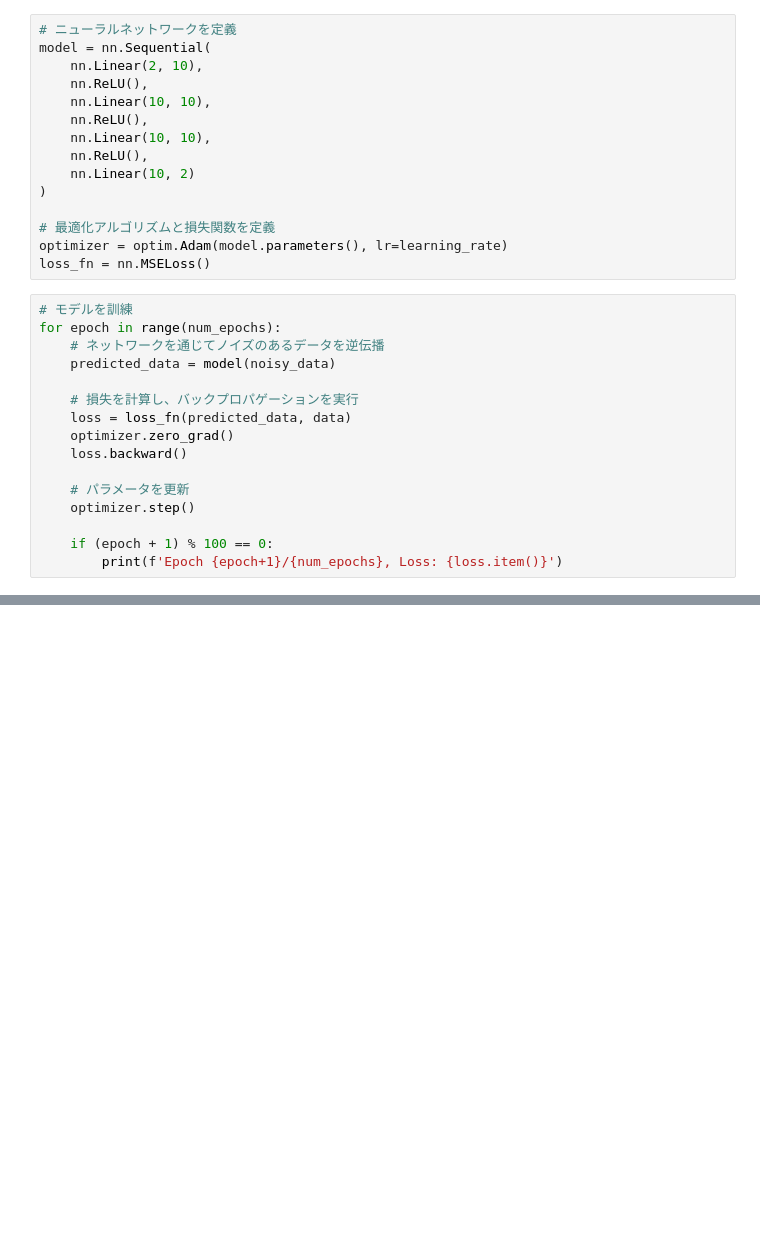
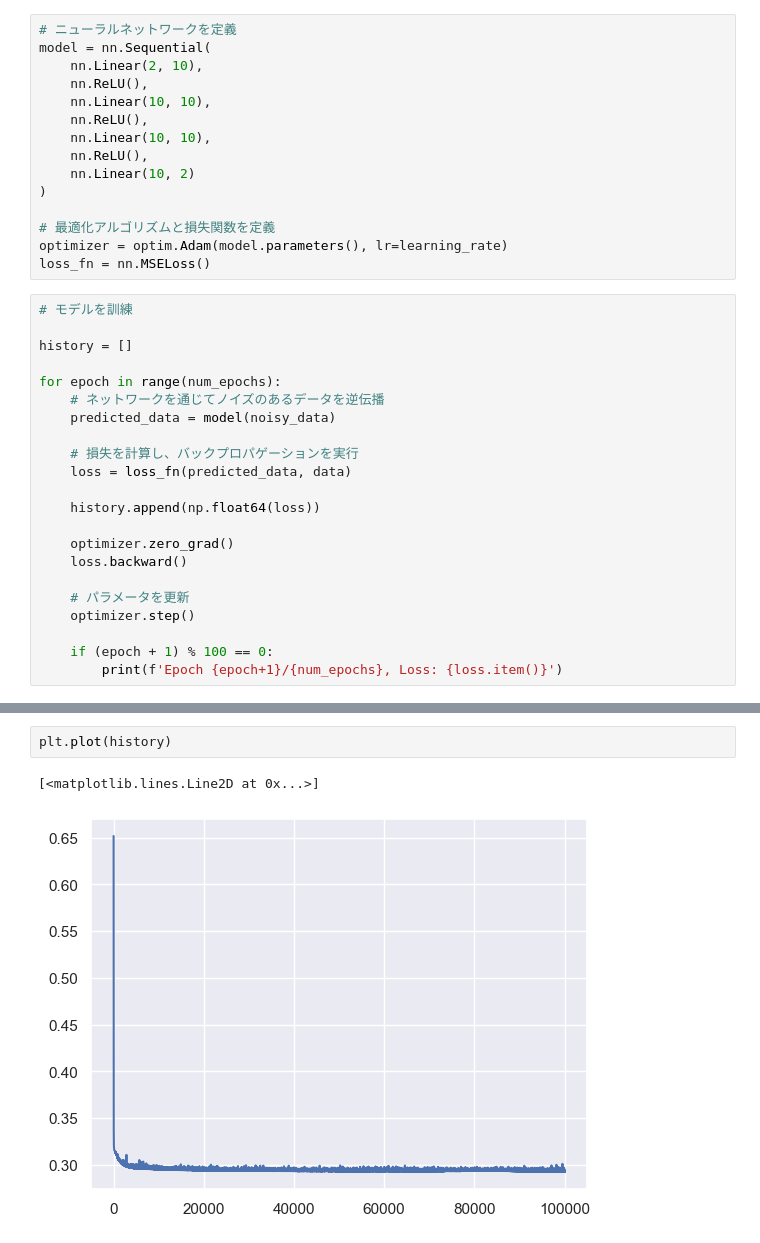
Before and after one commit to shouno/2023_SummerLecture, a Jupyter notebook: diffusion_test.ipynb, the cells around one changed output, grey strips where cells are left out. Drawn from its saved outputs; the diff is of its cells as text; blank space fills up the shorter version.

```diff
--- a/diffusion_test.ipynb
+++ b/diffusion_test.ipynb
@@ -37,12 +45,18 @@ optimizer = optim.Adam(model.parameters(), lr=learning_rate)
 loss_fn = nn.MSELoss()
 # %%
 # モデルを訓練
+
+history = []
+
 for epoch in range(num_epochs):
     # ネットワークを通じてノイズのあるデータを逆伝播
     predicted_data = model(noisy_data)
 
     # 損失を計算し、バックプロパゲーションを実行
     loss = loss_fn(predicted_data, data)
+
+    history.append(np.float64(loss))
+
     optimizer.zero_grad()
     loss.backward()
 
@@ -65 +86,6 @@ Epoch 1000/1000, Loss: 0.4663456380367279
+# %%
+plt.plot(history)
+# %% [output]
+[<matplotlib.lines.Line2D at 0x...>]
+[figure, added]
 # %%
```
Also changed, not shown: parts of 5 cells of this notebook.
